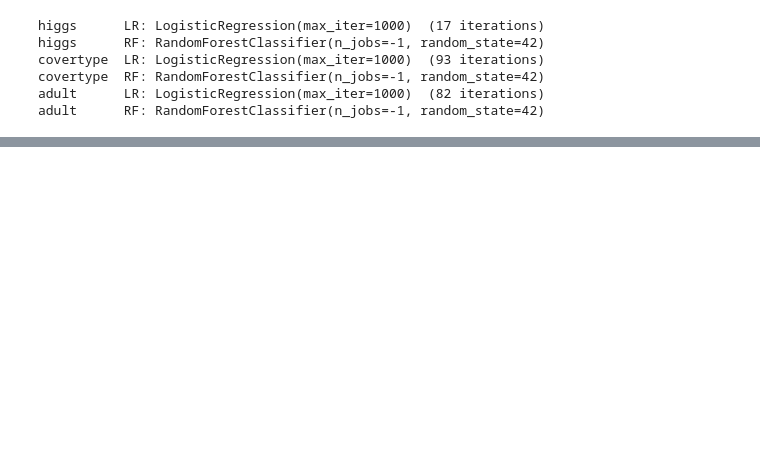
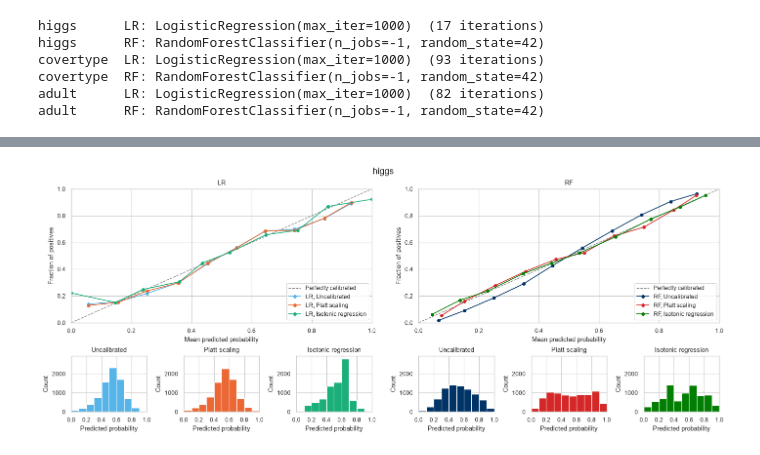
Before and after one commit to MarcoColan01/project-probcalibration-statsML2526, a Jupyter notebook: notebooks/2_training_calibration.ipynb, the cells around one changed output, grey strips where cells are left out. Cells and saved outputs as stored; diff of their text form; code cells hidden in the pictures; blank space fills up the shorter version.

Commit message:
CALIBRATION: calibration methods applied and plots generation

```diff
--- a/notebooks/2_training_calibration.ipynb
+++ b/notebooks/2_training_calibration.ipynb
@@ -11,16 +11,15 @@ import matplotlib.pyplot as plt
 import seaborn as sns
 from sklearn.ensemble import RandomForestClassifier
 from sklearn.linear_model import LogisticRegression
-
 from src.calibration import IsotonicCalibrator, PlattScaling
 from src.data import DATASETS, RANDOM_STATE, load_splits
 from src.metrics import evaluate
-
+from src.plots import calibration_size_curve, prediction_histogram, reliability_diagram, reliability_axes, reliability_curve
 
 sns.set_theme(style="whitegrid", context="paper")
 RESULTS_DIR = ROOT / "results"
 RESULTS_DIR.mkdir(exist_ok=True)
-FIG_DIR = ROOT / "report" / "Figures"
+FIG_DIR = ROOT / "report"
 FIG_DIR.mkdir(parents=True, exist_ok=True)
 
 MODELS = {
@@ -66,0 +122,14 @@ np.savez_compressed(
+# %%
+rows = []
+for name in DATASETS:
+    y_train, y_test = data[name]["train"][1], data[name]["test"][1]
+    rows.append({"dataset": name, "model": "constant", "method": "-",
+                 **evaluate(y_test, np.full(len(y_test), y_train.mean()))})
+    for model_name in MODELS:
+        for method in METHODS:
+            rows.append({"dataset": name, "model": model_name, "method": method,
+                         **evaluate(y_test, probs[name, model_name, method]["test"])})
+
+test_metrics = pd.DataFrame(rows)
+test_metrics.to_csv(RESULTS_DIR / "test_metrics.csv", index=False)
+test_metrics.set_index(["dataset", "model", "method"]).round(4)
@@ -66,0 +155,65 @@ np.savez_compressed(
+# %%
+LABELS = {"uncalibrated": "Uncalibrated", "platt": "Platt scaling", "isotonic": "Isotonic regression"}
+TO_SCORE = {"LR": lambda p: np.log(p / (1 - p)),
+            "RF": lambda p: p,
+}
+MODEL_STYLES = {
+    "LR": {"marker": "o", "linestyle": "-"},
+    "RF": {"marker": "o", "linestyle": "-"},
+}
+
+
+MODEL_COLORS = {
+    ("LR", "uncalibrated"): "#56b4e9",
+    ("LR", "platt"):        "#eb6834",
+    ("LR", "isotonic"):     "#1baf7a",
+    ("RF", "uncalibrated"): "#003366",
+    ("RF", "platt"):        "#d62728",
+    ("RF", "isotonic"):     "#027E02",
+}
+
+
+def reliability_figure_side_by_side(name):
+    y_test = data[name]["test"][1]
+    fig = plt.figure(figsize=(14, 5.5), layout="constrained")
+    fig.suptitle(name, fontsize=13)
+
+    subfigs = fig.subfigures(1, len(MODELS), wspace=0.03)
+
+    shared_hist = None
+    for i, model_name in enumerate(MODELS):
+        subfig = subfigs[i]
+        gs = subfig.add_gridspec(2, len(METHODS), height_ratios=[2.4, 1])
+
+        ax = subfig.add_subplot(gs[0, :])
+        reliability_axes(ax, diagonal_label="Perfectly calibrated")
+        ax.set_aspect("auto")
+        ax.set_box_aspect(None)
+        ax.set_title(model_name)
+
+
+        for j, method in enumerate(METHODS):
+            p = probs[name, model_name, method]["test"]
+            label = f"{model_name}, {LABELS[method]}"
+            color = MODEL_COLORS[model_name, method]
+
+            reliability_curve(ax, y_test, p, color=color, markersize=4,
+                              label=label, **MODEL_STYLES[model_name])
+
+            ax_hist = subfig.add_subplot(gs[1, j], sharey=shared_hist)
+            prediction_histogram(ax_hist, p, color)
+            ax_hist.set_title(LABELS[method])
+            if shared_hist is None:
+                shared_hist = ax_hist
+
+        ax.legend(loc="lower right")
+
+    return fig
+
+
+for name in DATASETS:
+    fig = reliability_figure_side_by_side(name)
+    fig.savefig(FIG_DIR / f"reliability_{name}_side_by_side.pdf", bbox_inches="tight")
+    plt.show()
+# %% [output]
+[figure, added]
```
Also changed, not shown: parts of 8 cells of this notebook, 1 other file.
